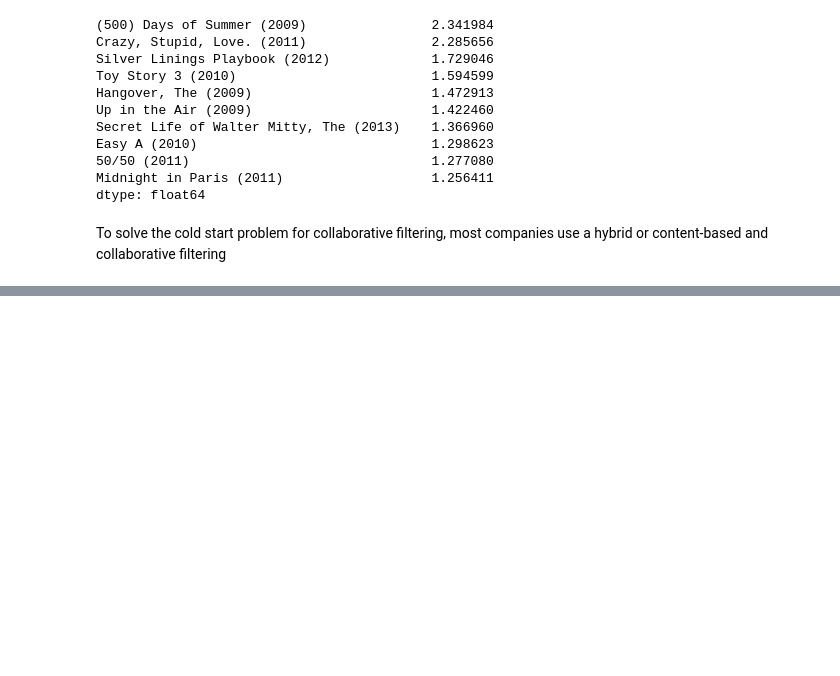
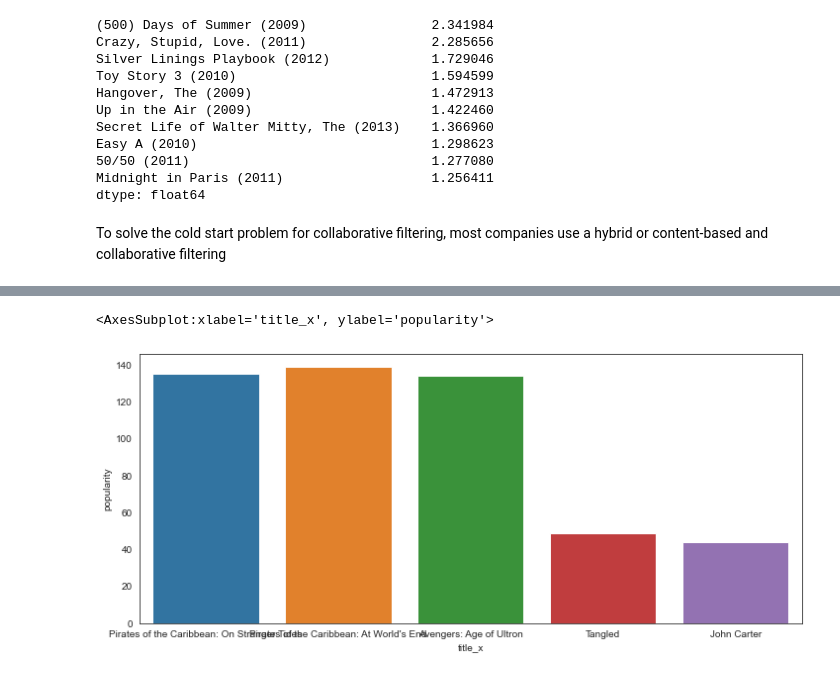
Before and after one commit to m-mukund/Movie-recommendation, a Jupyter notebook: Movie Recoomender.ipynb, the cells around one changed output, grey strips where cells are left out. Saved outputs shown, nothing was run; the diff lists cells and outputs as text; code cells hidden in the pictures; blank space fills up the shorter version.

```diff
--- a/Movie Recoomender.ipynb
+++ b/Movie Recoomender.ipynb
@@ -573,0 +734,6 @@ To solve the cold start problem for collaborative filtering, most companies use
+# %%
+plt.figure(figsize=(12,5))
+sns.barplot(x='title_x',y='popularity',data=movies_list.sort_values('budget', ascending=False).head(5))
+# %% [output]
+<AxesSubplot:xlabel='title_x', ylabel='popularity'>
+[figure, added]
```
Also changed, not shown: parts of 34 cells of this notebook.
